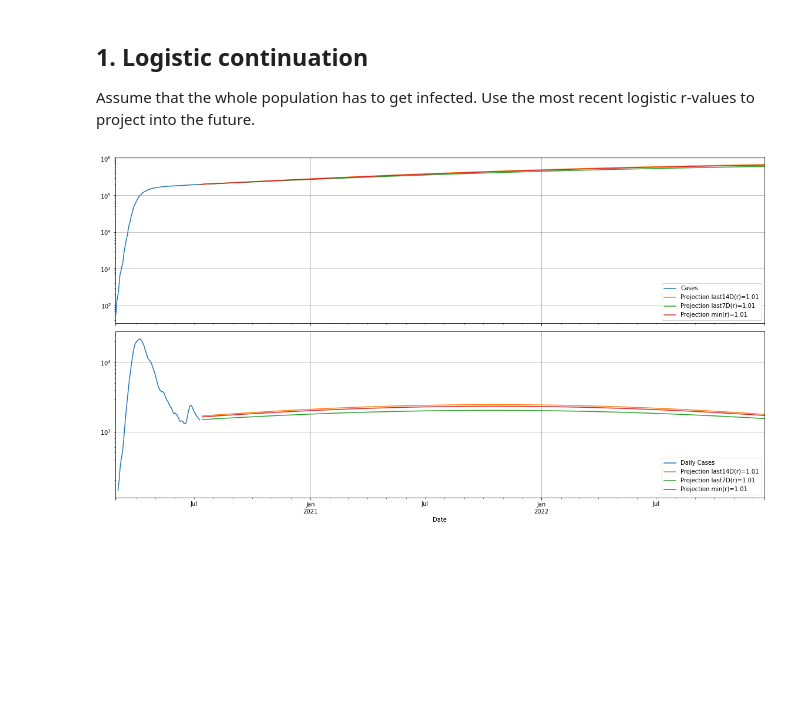
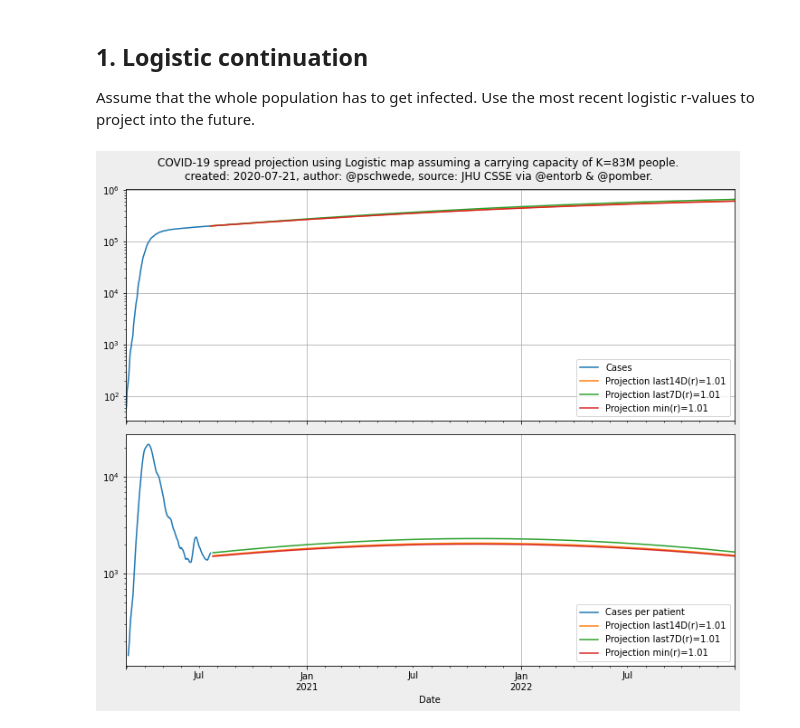
Before and after one commit to pschwede/covid19plots, a Jupyter notebook: repro.ipynb, the cells around one changed output. Saved outputs shown, nothing was run; the diff lists cells and outputs as text; code cells hidden in the pictures; blank space fills up the shorter version.

```diff
--- a/repro.ipynb
+++ b/repro.ipynb
@@ -234,6 +234,8 @@ t = ax.set_ylabel('')
 ## 1. Logistic continuation
 Assume that the whole population has to get infected. Use the most recent logistic r-values to project into the future.
 # %%
+import datetime
+
 de = entorb.to_dataframe('DE-total')
 
 fig, axes = plt.subplots(nrows=2, sharex=True, figsize=(16,9))
@@ -246,33 +248,40 @@ de[col].rolling('1D').mean().plot(ax=axes[0], logy=True)
 rs = polynomial_r(de)[col]
 
 r1 = rs.last('1D').mean()
 r3 = rs.last('14D').mean()
 r4 = rs.last('7D').mean()
 
 xs = pd.date_range(start=de['Cases'].tail(1).index[0], periods=7*(2**5), freq='4D')
 
 ys1 = list(de[col].rolling('1D').mean().tail(1).values)
 ys3, ys4 = list(ys1), list(ys1)
 for i in xs[:-1]:
     ys1.append(r1 * ys1[-1] * (1 - ys1[-1]/pop))
     ys3.append(r3 * ys3[-1] * (1 - ys3[-1]/pop))
     ys4.append(r4 * ys4[-1] * (1 - ys4[-1]/pop))
 
 projection = pd.DataFrame({'Date': xs,
                            "Projection last14D(r)=%.2f" % r3: ys3,
                            "Projection last7D(r)=%.2f" % r4: ys4,
                            "Projection min(r)=%.2f" % r1: ys1,
                           }).set_index('Date')
 
 projection.plot(ax=axes[0])
 
-(de[col] - de[col].shift(4)).rolling('7D').mean().plot(ax=axes[1], logy=True, label="Daily %s" % col)
+(de[col] - de[col].shift(4)).rolling('7D').mean().plot(ax=axes[1], logy=True, label="%s per patient" % col)
 (projection - projection.shift(1)).plot(ax=axes[1])
 
 for ax in axes:
     ax.legend(handles=ax.lines, loc='lower right')
     ax.grid()
 
-fig.tight_layout()
+fig.set_size_inches(10,9)
+now = datetime.datetime.now()
+fig.suptitle(("COVID-19 spread projection using Logistic map assuming a carrying capacity of K=%dM people.\n"
+              "created: %d-%02d-%02d, "
+              "author: @pschwede, "
+              "source: JHU CSSE via @entorb & @pomber.") % (pop/1e6, now.year, now.month, now.day))
+fig.set_facecolor('#EEE')
+fig.tight_layout(rect=(0, 0.03, 1, 0.95))
 # %% [output]
-[figure, old version]
+[figure, new version]
```
Also changed, not shown: parts of 5 cells of this notebook, 6 other files.
